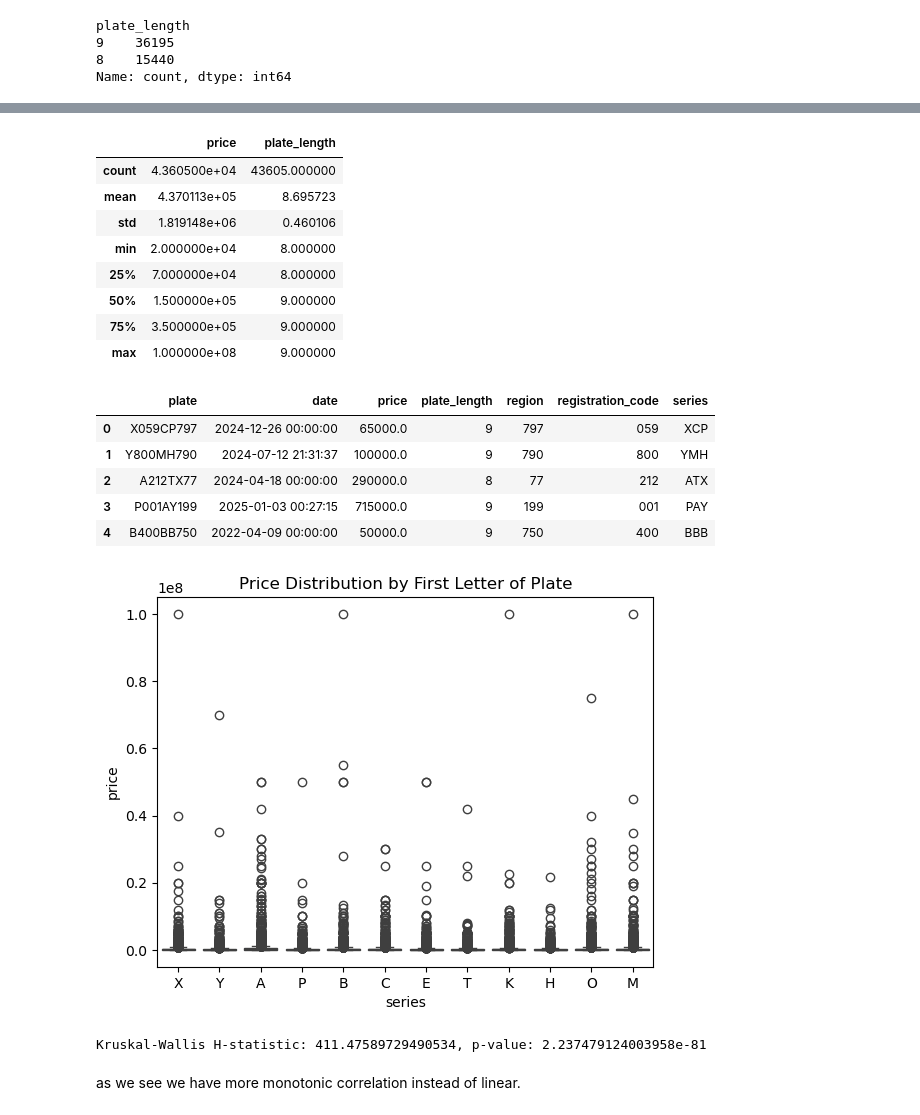
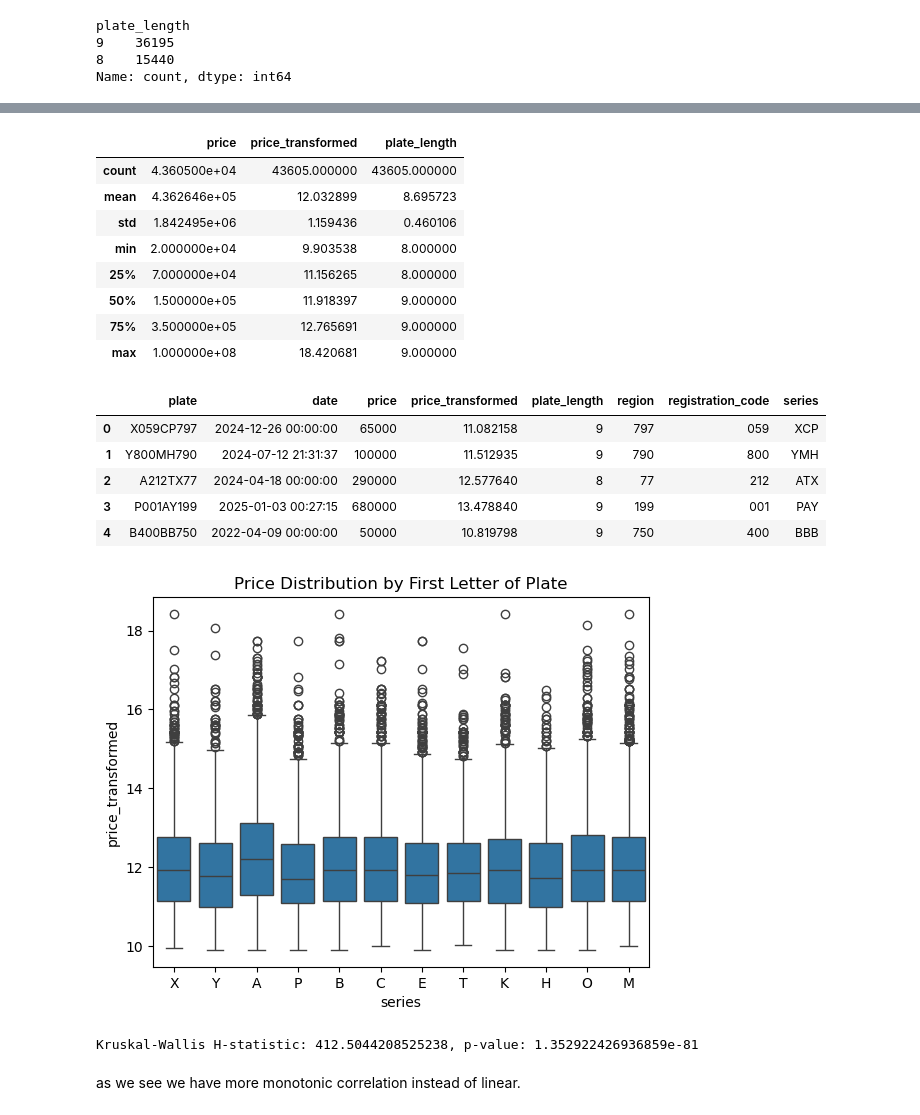
Before and after one commit to woxane/Russian-Car-Plates-Prices-Prediction, a Jupyter notebook: russian-car-plate.ipynb, the cells around one changed output, grey strips where cells are left out. Cells and saved outputs as stored; diff of their text form; code cells hidden in the pictures.

```diff
--- a/russian-car-plate.ipynb
+++ b/russian-car-plate.ipynb
@@ -31,0 +70,5 @@ df.describe()
+# %%
+transformer = PowerTransformer(method="box-cox")
+
+df['price_transformed'] = df['price'].apply(np.log1p)
+df['price_transformed'].describe()
@@ -103,57 +150,57 @@ df[df['price'] > 100000000 * 0.50]
 # %%
-# get the mean price for each duplicate plate
-df['price'] = df.groupby('plate')['price'].transform('mean')
+# get the mean price for each duplicate plate (I see some of them are use the highest)
+df['price_transformed'] = df.groupby('plate')['price_transformed'].transform('mean')
 df = df.drop_duplicates(subset='plate').reset_index(drop=True)
 df.describe()
 # %% [output]
-|  | price | plate_length |
-| count | 4.360500e+04 | 43605.000000 |
-| mean | 4.370113e+05 | 8.695723 |
-| std | 1.819148e+06 | 0.460106 |
-| min | 2.000000e+04 | 8.000000 |
-| 25% | 7.000000e+04 | 8.000000 |
-| 50% | 1.500000e+05 | 9.000000 |
-| 75% | 3.500000e+05 | 9.000000 |
-| max | 1.000000e+08 | 9.000000 |
+|  | price | price_transformed | plate_length |
+| count | 4.360500e+04 | 43605.000000 | 43605.000000 |
+| mean | 4.362646e+05 | 12.032899 | 8.695723 |
+| std | 1.842495e+06 | 1.159436 | 0.460106 |
+| min | 2.000000e+04 | 9.903538 | 8.000000 |
+| 25% | 7.000000e+04 | 11.156265 | 8.000000 |
+| 50% | 1.500000e+05 | 11.918397 | 9.000000 |
+| 75% | 3.500000e+05 | 12.765691 | 9.000000 |
+| max | 1.000000e+08 | 18.420681 | 9.000000 |
 # %%
 df.head()
 # %% [output]
-|  | plate | date | price | plate_length | region | registration_code | series |
-| 0 | X059CP797 | 2024-12-26 00:00:00 | 65000.0 | 9 | 797 | 059 | XCP |
-| 1 | Y800MH790 | 2024-07-12 21:31:37 | 100000.0 | 9 | 790 | 800 | YMH |
-| 2 | A212TX77 | 2024-04-18 00:00:00 | 290000.0 | 8 | 77 | 212 | ATX |
-| 3 | P001AY199 | 2025-01-03 00:27:15 | 715000.0 | 9 | 199 | 001 | PAY |
-| 4 | B400BB750 | 2022-04-09 00:00:00 | 50000.0 | 9 | 750 | 400 | BBB |
+|  | plate | date | price | price_transformed | plate_length | region | registration_code | series |
+| 0 | X059CP797 | 2024-12-26 00:00:00 | 65000 | 11.082158 | 9 | 797 | 059 | XCP |
+| 1 | Y800MH790 | 2024-07-12 21:31:37 | 100000 | 11.512935 | 9 | 790 | 800 | YMH |
+| 2 | A212TX77 | 2024-04-18 00:00:00 | 290000 | 12.577640 | 8 | 77 | 212 | ATX |
+| 3 | P001AY199 | 2025-01-03 00:27:15 | 680000 | 13.478840 | 9 | 199 | 001 | PAY |
+| 4 | B400BB750 | 2022-04-09 00:00:00 | 50000 | 10.819798 | 9 | 750 | 400 | BBB |
 # %%
 # findout whether the first letter is important or not
 
 # df.groupby('digit_1').describe()['price']
 
 
 import seaborn as sns
 import matplotlib.pyplot as plt
 
-data = pd.concat((df['series'].apply(lambda x: x[0]), df['price']), axis=1)
+data = pd.concat((df['series'].apply(lambda x: x[0]), df['price_transformed']), axis=1)
 
-sns.boxplot(x='series', y='price', data=data)
+sns.boxplot(x='series', y='price_transformed', data=data)
 plt.title('Price Distribution by First Letter of Plate')
 plt.show()
 # %% [output]
-[figure, old version]
+[figure, new version]
 # %%
 import pandas as pd
 import scipy.stats as stats
 
 
-data = pd.concat((df['series'].apply(lambda x: x[0]), df['price']), axis=1)
+data = pd.concat((df['series'].apply(lambda x: x[0]), df['price_transformed']), axis=1)
 
 
-groups = [group["price"].values for _, group in data.groupby("series")]
+groups = [group["price_transformed"].values for _, group in data.groupby("series")]
 
 h_stat, p_value = stats.kruskal(*groups)
 print(f"Kruskal-Wallis H-statistic: {h_stat}, p-value: {p_value}")
 # %% [output]
-Kruskal-Wallis H-statistic: 411.47589729490534, p-value: 2.237479124003958e-81
+Kruskal-Wallis H-statistic: 412.5044208525238, p-value: 1.352922426936859e-81
 # %% [markdown]
 as we see we have more monotonic correlation instead of linear.
 # %%
```
Also changed, not shown: parts of 27 cells of this notebook.
